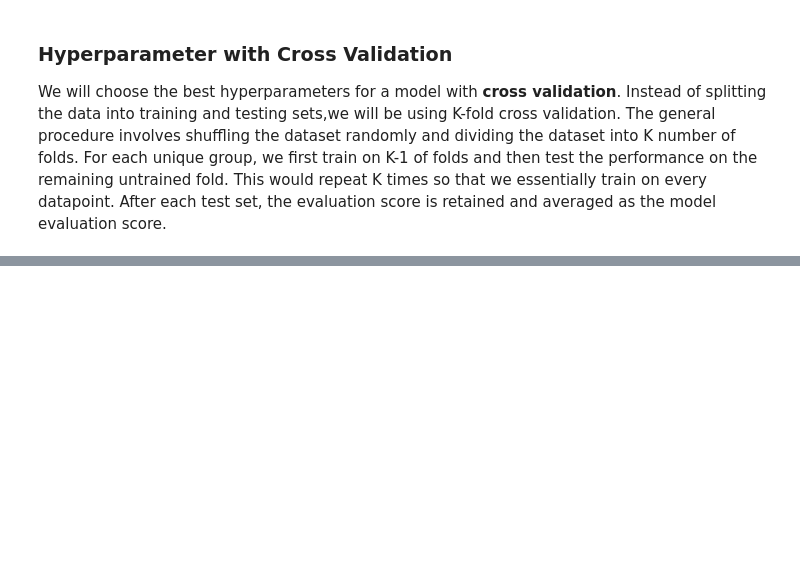
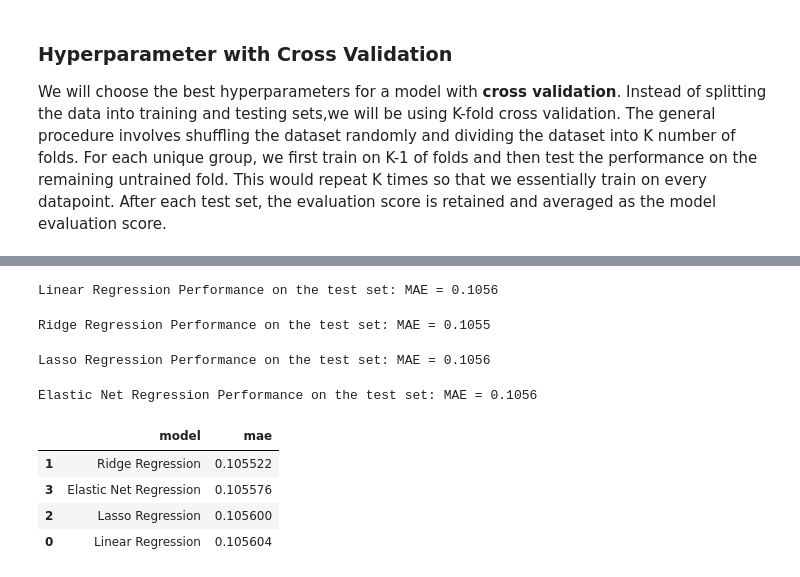
Before and after one commit to tsaw8/Thinkful_Project, a Jupyter notebook: Module 19: Supervised learning: solving regression problems/8. Challenge House prices model .ipynb, the cells around one changed output, grey strips where cells are left out. Drawn from its saved outputs; the diff is of its cells as text; code cells hidden in the pictures; blank space fills up the shorter version.

```diff
--- a/Module 19: Supervised learning: solving regression problems/8. Challenge House prices model .ipynb
+++ b/Module 19: Supervised learning: solving regression problems/8. Challenge House prices model .ipynb
@@ -970,0 +790,50 @@ I would continue with the OLS regression since its R-squared is higher than the
+# %%
+# Linear Regression
+
+lr = LinearRegression()
+lr_mae = fit_and_evaluate(lr)
+
+print('Linear Regression Performance on the test set: MAE = %0.4f' % lr_mae)
+# %% [output]
+Linear Regression Performance on the test set: MAE = 0.1056
+# %%
+# Ridge Regression
+
+rr = RidgeCV(alphas=alphas, cv=5)
+rr_mae = fit_and_evaluate(rr)
+
+print('Ridge Regression Performance on the test set: MAE = %0.4f' % rr_mae)
+# %% [output]
+Ridge Regression Performance on the test set: MAE = 0.1055
+# %%
+# Lasso Regression
+
+lar = LassoCV(alphas=alphas, cv=5)
+lar_mae = fit_and_evaluate(lar)
+
+print('Lasso Regression Performance on the test set: MAE = %0.4f' % lar_mae)
+# %% [output]
+Lasso Regression Performance on the test set: MAE = 0.1056
+# %%
+# Elastic Net Regression
+
+er = ElasticNetCV(alphas=alphas, cv=5)
+er_mae = fit_and_evaluate(er)
+
+print('Elastic Net Regression Performance on the test set: MAE = %0.4f' % er_mae)
+# %% [output]
+Elastic Net Regression Performance on the test set: MAE = 0.1056
+# %%
+# Dataframe to hold the results
+model_comparison = pd.DataFrame({'model': ['Linear Regression', 'Ridge Regression',
+                                           'Lasso Regression', 'Elastic Net Regression'],
+                                 'mae': [lr_mae, rr_mae, lar_mae,er_mae]})
+
+# Horizontal bar chart of test mae
+model_comparison.sort_values('mae', ascending = True)
+# %% [output]
+|  | model | mae |
+| 1 | Ridge Regression | 0.105522 |
+| 3 | Elastic Net Regression | 0.105576 |
+| 2 | Lasso Regression | 0.105600 |
+| 0 | Linear Regression | 0.105604 |
```
Also changed, not shown: parts of 47 cells of this notebook, 3 other files.
